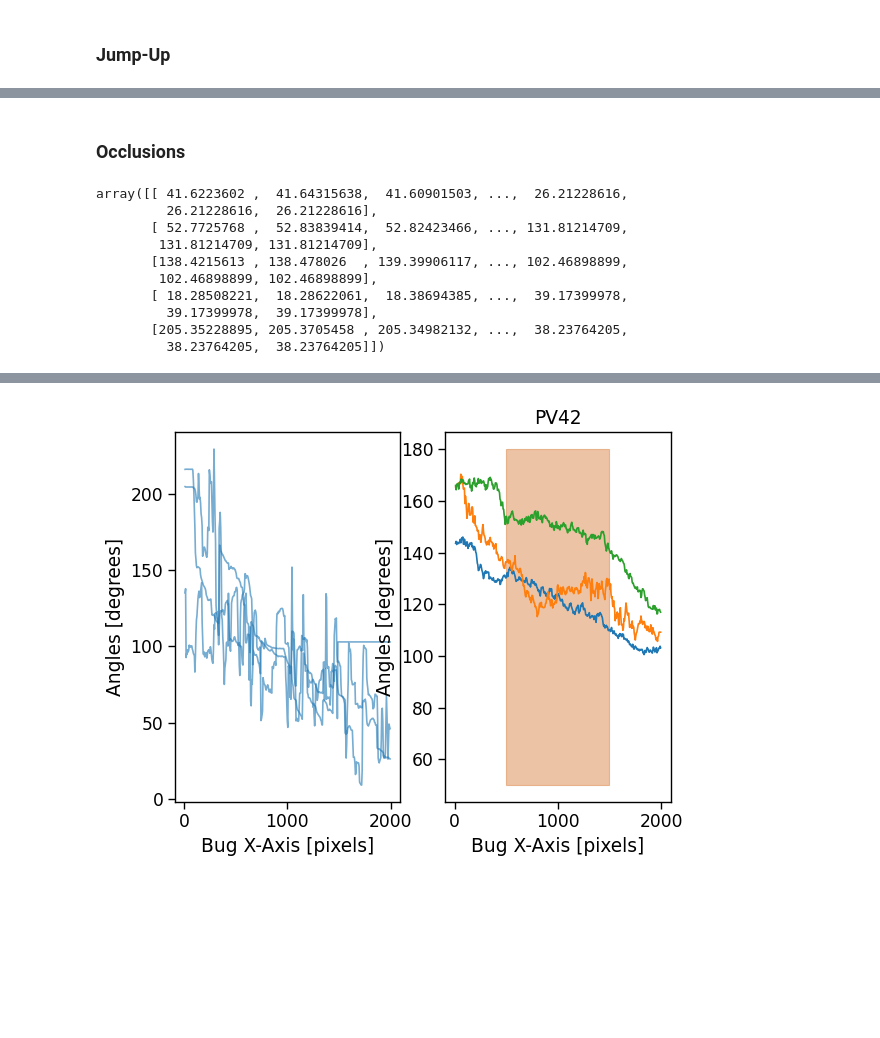
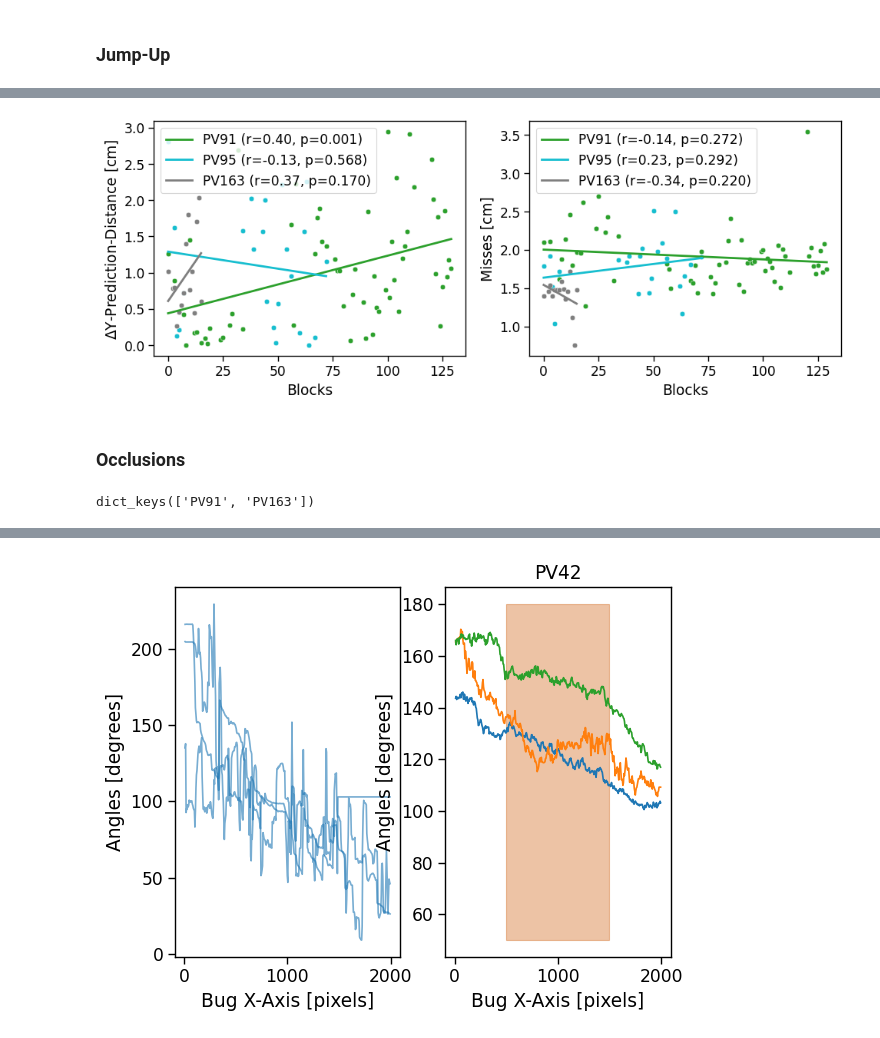
Before and after one commit to EvolutionaryNeuralCodingLab/PreyTouch, a Jupyter notebook: notebooks/paper_figs.ipynb, the cells around one changed output, grey strips where cells are left out. Drawn from its saved outputs; the diff is of its cells as text; code cells hidden in the pictures; blank space fills up the shorter version.

```diff
--- a/notebooks/paper_figs.ipynb
+++ b/notebooks/paper_figs.ipynb
@@ -726,3 +728,7 @@ jf
+# %%
+plot_jump_up_pd_misses(jf)
+# %% [output]
+[figure, added]
 # %% [markdown]
 ### Occlusions
 # %%
@@ -836,22 +842,14 @@ def plot_occlusion_examples(animal_id='PV80'):
 
 # plot_occlusion_examples(animal_id='PV80')
 # %%
-rect_pose = occlusions_analysis(['PV42', 'PV80', 'PV91'])
-bug_x = np.arange(10, 2000, 5)
-pdf = rect_pose['PV91'][1856]
-a = get_angles(pdf, bug_x)
-a
+rect_pose = occlusions_analysis(['PV91', 'PV163'], is_cache=False)
+rect_pose.keys()
+# bug_x = np.arange(10, 2000, 5)
+# pdf = rect_pose['PV91'][1856]
+# a = get_angles(pdf, bug_x)
+# a
 # %% [output]
-array([[ 41.6223602 ,  41.64315638,  41.60901503, ...,  26.21228616,
-         26.21228616,  26.21228616],
-       [ 52.7725768 ,  52.83839414,  52.82423466, ..., 131.81214709,
-        131.81214709, 131.81214709],
-       [138.4215613 , 138.478026  , 139.39906117, ..., 102.46898899,
-        102.46898899, 102.46898899],
-       [ 18.28508221,  18.28622061,  18.38694385, ...,  39.17399978,
-         39.17399978,  39.17399978],
-       [205.35228895, 205.3705458 , 205.34982132, ...,  38.23764205,
-         38.23764205,  38.23764205]])
+dict_keys(['PV91', 'PV163'])
 # %%
 def angles_regression(splits=5):
     bug_x = np.arange(10, 2000, 5)
```
Also changed, not shown: parts of 10 cells of this notebook, 9 other files.
